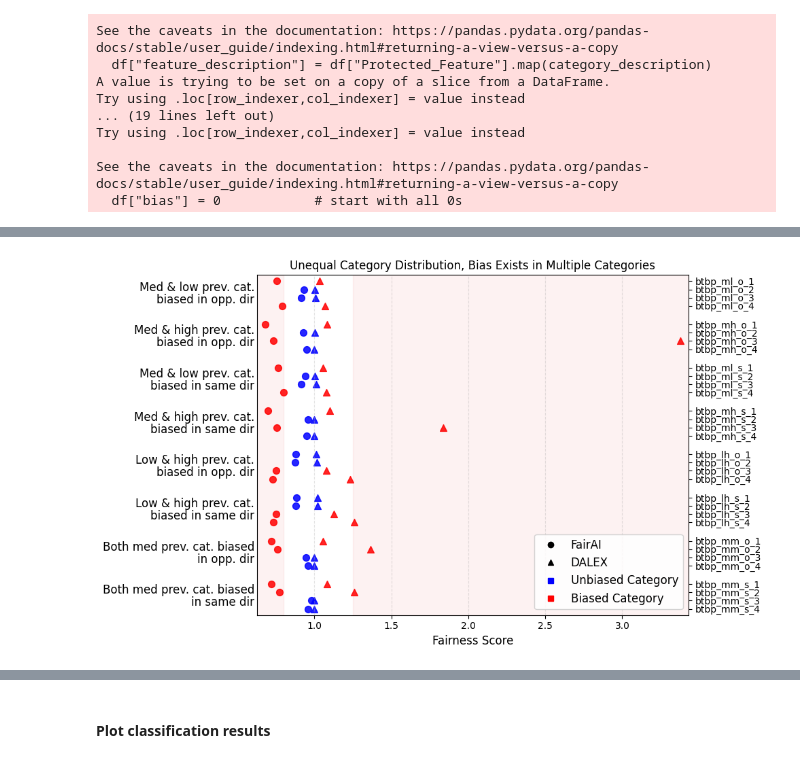
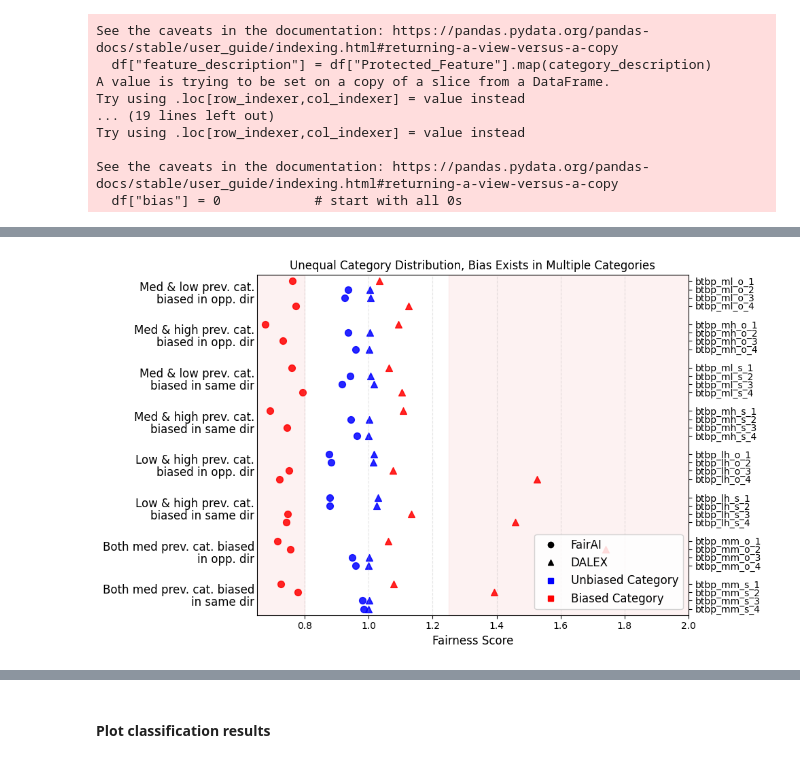
Before and after one commit to arushi-jain-27/bias_and_fairness, a Jupyter notebook: plots/plots.ipynb, the cells around one changed output, grey strips where cells are left out. Saved outputs shown, nothing was run; the diff lists cells and outputs as text; code cells hidden in the pictures.

```diff
--- a/plots/plots.ipynb
+++ b/plots/plots.ipynb
@@ -292,12 +292,13 @@ plt.show()
 # %%
 # ---------- Usage ----------
 fig, ax = plt.subplots(figsize=(10, 6))
 plot_fairness_dots(ax, df4, wrap_chars=8, legend_loc="lower right")  # optionally xlim=(0.4, 1.0)
+ax.set_xlim(0.65,2)
 ax.set_title("Unequal Category Distribution, Bias Exists in Multiple Categories", fontsize=12)
 plt.tight_layout()
 plt.show()
 # %% [output]
-[figure, old version]
+[figure, new version]
 # %%
 # ---------- Usage ----------
 fig, ax = plt.subplots(figsize=(10, 6))
```
Also changed, not shown: parts of 8 cells of this notebook, 14 other files.
